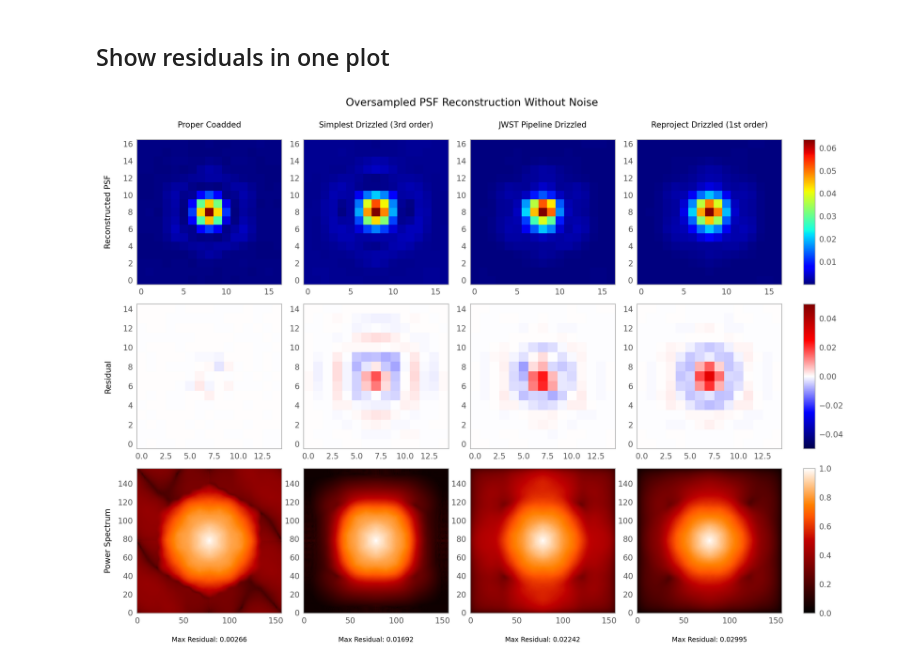
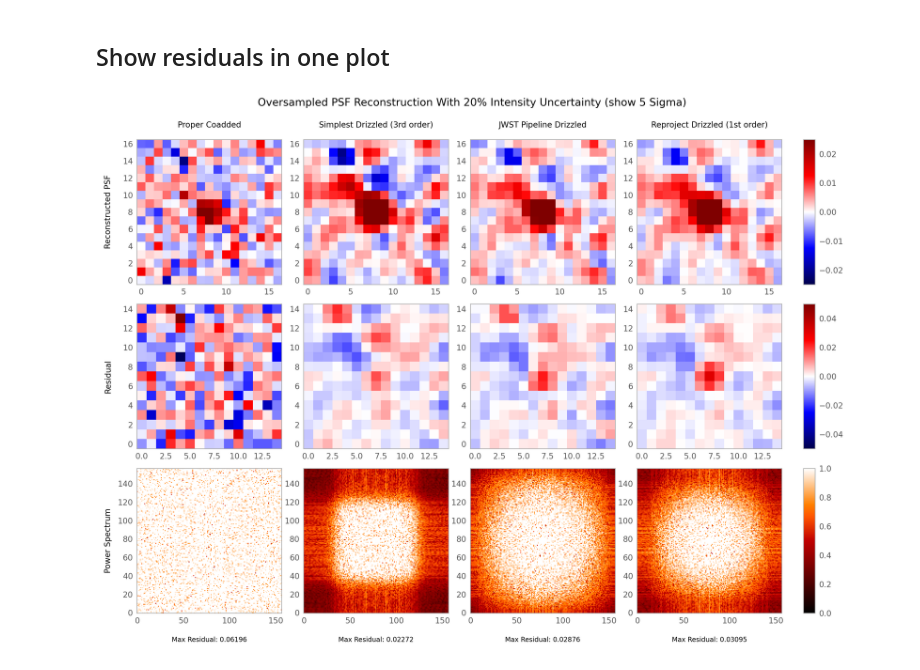
Before and after one commit to Chisen-Lupus/proper-dither, a Jupyter notebook: docs/3-compare-using-simulated-webbpsf.ipynb, the cells around one changed output. Cells and saved outputs as stored; diff of their text form; code cells hidden in the pictures.

```diff
--- a/docs/3-compare-using-simulated-webbpsf.ipynb
+++ b/docs/3-compare-using-simulated-webbpsf.ipynb
@@ -146,3 +159,14 @@ dither position 8, dx=1.4206 arcsec, dy=1.1166 arcsec
+# %%
+# add 20% noise
+
+dither_images_bak = copy.deepcopy(dither_images)
+
+for psf in dither_images:
+    psf += np.random.normal(loc=0, scale=0.39/5, size=psf.shape) # roughly 5 sigma noise
+# %%
+# restore change
+
+dither_images = dither_images_bak
 # %% [markdown]
 save them in JWST pipeline readable form
 # %%
@@ -615,7 +639,10 @@ fig = plt.figure(figsize=(16, 12))
 gs = GridSpec(4, 6, width_ratios=[0.1, 1, 1, 1, 1, 0.08], height_ratios=[1, 1, 1, 0.1], figure=fig)
 
 # Add super title
-fig.suptitle('Oversampled PSF Reconstruction Without Noise', fontsize=16, y=0.98)
+# fig.suptitle('Oversampled PSF Reconstruction Without Noise', fontsize=16, y=0.98)
+# fig.suptitle('Oversampled PSF Reconstruction With 20% Position Uncertainty', fontsize=16, y=0.98)
+# fig.suptitle('Oversampled PSF Reconstruction With 20% Intensity Uncertainty', fontsize=16, y=0.98)
+fig.suptitle('Oversampled PSF Reconstruction With 20% Intensity Uncertainty (show 5 Sigma)', fontsize=16, y=0.98)
 
 # Add row labels
 for row, label in enumerate(row_labels):
@@ -637,8 +664,12 @@ for col, image in enumerate(image_list):
     ax_title.axis('off')
 
     # Row 1: Result
+    vmax = sigma_clipped_stats(image)[2]*5
     ax_result = fig.add_subplot(gs[0, col + 1])
-    im_result = ax_result.imshow(dutils.extract_central_region(image, radius=8), cmap='jet')
+    im_result = ax_result.imshow(
+        dutils.extract_central_region(image, radius=8), cmap='seismic',
+        vmin=-vmax, vmax=vmax # vmin=np.min(image_list), vmax=np.max(image_list)
+    )
     ax_result.grid(False)
 
     # Row 2: Residual
@@ -647,33 +678,33 @@ for col, image in enumerate(image_list):
     im_residual = ax_residual.imshow(
         dutils.extract_central_region(res), cmap='seismic', vmin=-0.05, vmax=0.05
     )
     max_residual = np.max(np.abs(res))
     max_residuals.append(max_residual)
     ax_residual.grid(False)
 
     # Row 3: Power Spectrum
     ax_power = fig.add_subplot(gs[2, col + 1])
     pow_spectrum = dutils.get_power_spectrum(np.fft.fft2(image))
     im_power = ax_power.imshow(pow_spectrum**0.1, vmin=0, vmax=1)
     ax_power.grid(False)
 
 # Add max residual values below the second row
 for col, max_residual in enumerate(max_residuals):
     ax_bottom_text = fig.add_subplot(gs[3, col + 1])
     ax_bottom_text.text(
         0.5, 0.5, f'Max Residual: {max_residual:6.5f}',
         ha='center', va='center', fontsize=10
     )
     ax_bottom_text.axis('off')
 
 # Add colorbars for each row
 for row, im in enumerate([im_result, im_residual, im_power]):
     cax = fig.add_subplot(gs[row, 5])
     fig.colorbar(im, cax=cax, orientation='vertical')
 
 plt.tight_layout(rect=[0, 0, 1, 0.98])  # Leave space for super title
 plt.show()
 # %% [output]
-[figure, old version]
+[figure, new version]
 # %%
 # TODO: central pixel definition
```
Also changed, not shown: parts of 23 cells of this notebook.
